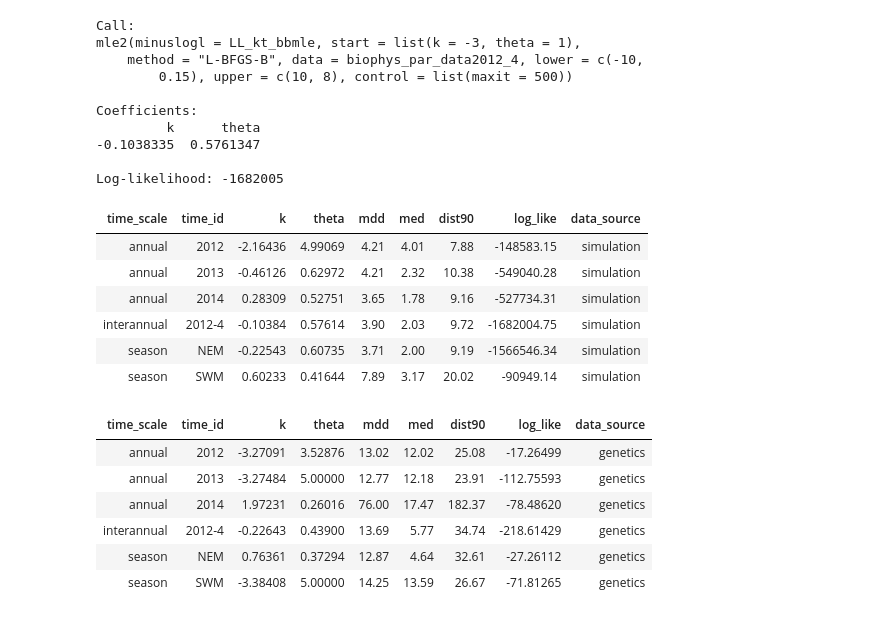
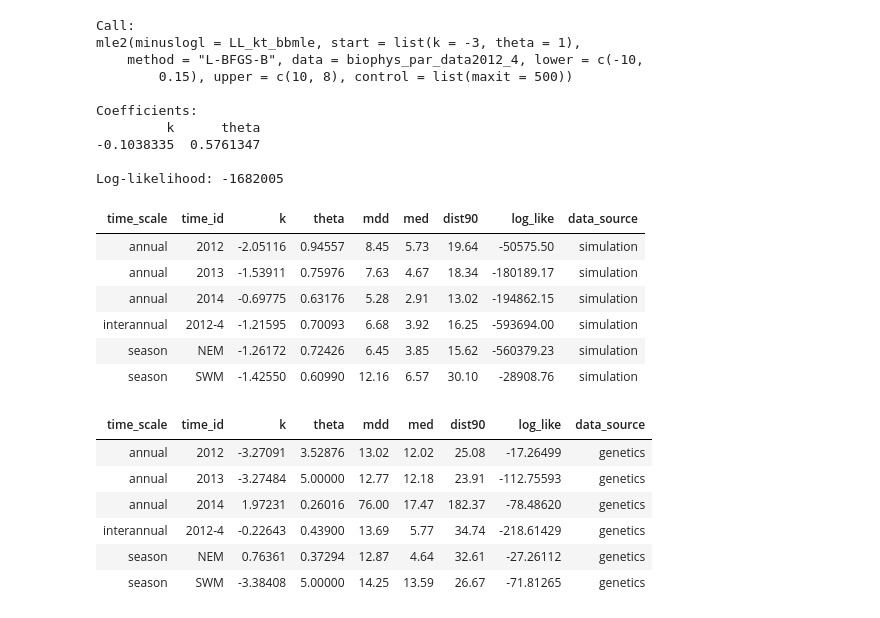
Before and after one commit to pinskylab/CamotesROMS, a Jupyter notebook: notebooks/fit_data.ipynb, the cells around one changed output. Saved outputs shown, nothing was run; the diff lists cells and outputs as text; code cells hidden in the pictures.

```diff
--- a/notebooks/fit_data.ipynb
+++ b/notebooks/fit_data.ipynb
@@ -101,21 +101,38 @@ KernelGenMat2014 <- as.matrix(fread(file="~/oceanography/script_output/SurveyDat
 KernelGenMatNEM <- as.matrix(fread(file="~/oceanography/script_output/SurveyData/20210701_KernelParentageMatrixNEM2012-14ForROMSComp.csv"))
 KernelGenMatSWM <- as.matrix(fread(file="~/oceanography/script_output/SurveyData/20210701_KernelParentageMatrixSWM2012-14ForROMSComp.csv"))
 
+##read in biophysical data for biophysical likelihood
+#FullBiophysMatNorm <- as.matrix(fread(file="~/oceanography/script_output/ROMSDataTables/20210701_BioPhysNormConnMatrix2012-14ForROMSComp.csv"))
+#AnnualBiophysMatNorm2012 <- as.matrix(fread(file="~/oceanography/script_output/ROMSDataTables/20210701_BioPhysNormConnMatrix2012ForROMSComp.csv"))
+#AnnualBiophysMatNorm2013 <- as.matrix(fread(file="~/oceanography/script_output/ROMSDataTables/20210701_BioPhysNormConnMatrix2013ForROMSComp.csv"))
+#AnnualBiophysMatNorm2014 <- as.matrix(fread(file="~/oceanography/script_output/ROMSDataTables/20210701_BioPhysNormConnMatrix2014ForROMSComp.csv"))
+#MonsoonBiophysMatNormNEM <- as.matrix(fread(file="~/oceanography/script_output/ROMSDataTables/20210701_BioPhysNormConnMatrixNEM2012-14ForROMSComp.csv"))
+#MonsoonBiophysMatNormSWM <-as.matrix(fread(file="~/oceanography/script_output/ROMSDataTables/20210701_BioPhysNormConnMatrixSWM2012-14ForROMSComp.csv"))
+#
+##read in biophysical data for KERNEL FITTING
+#FullBiophysMat <- as.matrix(fread(file="~/oceanography/script_output/ROMSDataTables/20210701_BioPhysParentageMatrix2012-14ForROMSComp.csv"))
+#AnnualBiophysMat2012 <- as.matrix(fread(file="~/oceanography/script_output/ROMSDataTables/20210701_BioPhysParentageMatrix2012ForROMSComp.csv"))
+#AnnualBiophysMat2013 <- as.matrix(fread(file="~/oceanography/script_output/ROMSDataTables/20210701_BioPhysParentageMatrix2013ForROMSComp.csv"))
+#AnnualBiophysMat2014 <- as.matrix(fread(file="~/oceanography/script_output/ROMSDataTables/20210701_BioPhysParentageMatrix2014ForROMSComp.csv"))
+#MonsoonBiophysMatNEM <- as.matrix(fread(file="~/oceanography/script_output/ROMSDataTables/20210701_BioPhysParentageMatrixNEM2012-14ForROMSComp.csv"))
+#MonsoonBiophysMatSWM <- as.matrix(fread(file="~/oceanography/script_output/ROMSDataTables/20210701_BioPhysParentageMatrixSWM2012-14ForROMSComp.csv"))
+
+#15 DAY PLD SIMULATIONS
 #read in biophysical data for biophysical likelihood
-FullBiophysMatNorm <- as.matrix(fread(file="~/oceanography/script_output/ROMSDataTables/20210701_BioPhysNormConnMatrix2012-14ForROMSComp.csv"))
-AnnualBiophysMatNorm2012 <- as.matrix(fread(file="~/oceanography/script_output/ROMSDataTables/20210701_BioPhysNormConnMatrix2012ForROMSComp.csv"))
-AnnualBiophysMatNorm2013 <- as.matrix(fread(file="~/oceanography/script_output/ROMSDataTables/20210701_BioPhysNormConnMatrix2013ForROMSComp.csv"))
-AnnualBiophysMatNorm2014 <- as.matrix(fread(file="~/oceanography/script_output/ROMSDataTables/20210701_BioPhysNormConnMatrix2014ForROMSComp.csv"))
-MonsoonBiophysMatNormNEM <- as.matrix(fread(file="~/oceanography/script_output/ROMSDataTables/20210701_BioPhysNormConnMatrixNEM2012-14ForROMSComp.csv"))
-MonsoonBiophysMatNormSWM <-as.matrix(fread(file="~/oceanography/script_output/ROMSDataTables/20210701_BioPhysNormConnMatrixSWM2012-14ForROMSComp.csv"))
+FullBiophysMatNorm <- as.matrix(fread(file="~/oceanography/script_output/ROMSDataTables/20210917_BioPhysNormConnMatrix2012-14ForROMSComp15DayPLD.csv"))
+AnnualBiophysMatNorm2012 <- as.matrix(fread(file="~/oceanography/script_output/ROMSDataTables/20210917_BioPhysNormConnMatrix2012ForROMSComp15DayPLD.csv"))
+AnnualBiophysMatNorm2013 <- as.matrix(fread(file="~/oceanography/script_output/ROMSDataTables/20210917_BioPhysNormConnMatrix2013ForROMSComp15DayPLD.csv"))
+AnnualBiophysMatNorm2014 <- as.matrix(fread(file="~/oceanography/script_output/ROMSDataTables/20210917_BioPhysNormConnMatrix2014ForROMSComp15DayPLD.csv"))
+MonsoonBiophysMatNormNEM <- as.matrix(fread(file="~/oceanography/script_output/ROMSDataTables/20210917_BioPhysNormConnMatrixNEM2012-14ForROMSComp15DayPLD.csv"))
+MonsoonBiophysMatNormSWM <-as.matrix(fread(file="~/oceanography/script_output/ROMSDataTables/20210917_BioPhysNormConnMatrixSWM2012-14ForROMSComp15DayPLD.csv"))
 
 #read in biophysical data for KERNEL FITTING
-FullBiophysMat <- as.matrix(fread(file="~/oceanography/script_output/ROMSDataTables/20210701_BioPhysParentageMatrix2012-14ForROMSComp.csv"))
-AnnualBiophysMat2012 <- as.matrix(fread(file="~/oceanography/script_output/ROMSDataTables/20210701_BioPhysParentageMatrix2012ForROMSComp.csv"))
-AnnualBiophysMat2013 <- as.matrix(fread(file="~/oceanography/script_output/ROMSDataTables/20210701_BioPhysParentageMatrix2013ForROMSComp.csv"))
-AnnualBiophysMat2014 <- as.matrix(fread(file="~/oceanography/script_output/ROMSDataTables/20210701_BioPhysParentageMatrix2014ForROMSComp.csv"))
-MonsoonBiophysMatNEM <- as.matrix(fread(file="~/oceanography/script_output/ROMSDataTables/20210701_BioPhysParentageMatrixNEM2012-14ForROMSComp.csv"))
-MonsoonBiophysMatSWM <- as.matrix(fread(file="~/oceanography/script_output/ROMSDataTables/20210701_BioPhysParentageMatrixSWM2012-14ForROMSComp.csv"))
+FullBiophysMat <- as.matrix(fread(file="~/oceanography/script_output/ROMSDataTables/20210917_BioPhysParentageMatrix2012-14ForROMSComp15DayPLD.csv"))
+AnnualBiophysMat2012 <- as.matrix(fread(file="~/oceanography/script_output/ROMSDataTables/20210917_BioPhysParentageMatrix2012ForROMSComp15DayPLD.csv"))
+AnnualBiophysMat2013 <- as.matrix(fread(file="~/oceanography/script_output/ROMSDataTables/20210917_BioPhysParentageMatrix2013ForROMSComp15DayPLD.csv"))
+AnnualBiophysMat2014 <- as.matrix(fread(file="~/oceanography/script_output/ROMSDataTables/20210917_BioPhysParentageMatrix2014ForROMSComp15DayPLD.csv"))
+MonsoonBiophysMatNEM <- as.matrix(fread(file="~/oceanography/script_output/ROMSDataTables/20210917_BioPhysParentageMatrixNEM2012-14ForROMSComp15DayPLD.csv"))
+MonsoonBiophysMatSWM <- as.matrix(fread(file="~/oceanography/script_output/ROMSDataTables/20210917_BioPhysParentageMatrixSWM2012-14ForROMSComp15DayPLD.csv"))
 # %% [output]
 [1] 0
 [1] 0
@@ -306,40 +315,40 @@ SimKernels$k[5] <-  BestKNEM
 SimKernels$theta[5] <- BestThetaNEM
 SimKernels$mdd[5] <- MDDNEM
 SimKernels$med[5] <- MedNEM
 SimKernels$dist90[5] <- Dist90_NEM
 SimKernels$log_like[5] <- logLik(SimNEMFit)[1]
 
 BestKSWM <- as.numeric(coef(SimSWMFit)[1])
 BestThetaSWM <- as.numeric(coef(SimSWMFit)[2])
 MDDSWM <- as.numeric(cubintegrate(integrate_kernel_sum1, lower = 0, upper = Inf, k=BestKSWM, theta=BestThetaSWM, , method = "pcubature")$integral)
 k_eval <- BestKSWM
 theta_eval <- BestThetaSWM
 MedSWM  <- round(nleqslv(x = 7, fn = cdf_solve)$x, 2)
 Dist90_SWM <- round(nleqslv(x = 7, fn = cdf_solve90)$x, 2)
 
 SimKernels$time_scale[6] <- "season"
 SimKernels$time_id[6] <- "SWM"
 SimKernels$k[6] <-  BestKSWM
 SimKernels$theta[6] <- BestThetaSWM
 SimKernels$mdd[6] <- MDDSWM
 SimKernels$med[6] <- MedSWM
 SimKernels$dist90[6] <- Dist90_SWM
 SimKernels$log_like[6] <- logLik(SimSWMFit)[1]
 
 SimKernels[, `:=`(k=round(k, 5), theta=round(theta, 5), mdd=round(mdd, 2), med=round(med, 2), dist90=round(dist90, 2), data_source="simulation"), by="time_id"]
 
-fwrite(SimKernels, file="~/oceanography/script_output/KernelFits/SimulationKernelFits.csv")
+fwrite(SimKernels, file="~/oceanography/script_output/KernelFits/SimulationKernelFits15DayPLD.csv")
 
 
 SimKernels
 # %% [output]
 | time_scale | time_id | k | theta | mdd | med | dist90 | log_like | data_source |
-| annual | 2012 | -2.16436 | 4.99069 | 4.21 | 4.01 | 7.88 | -148583.15 | simulation |
-| annual | 2013 | -0.46126 | 0.62972 | 4.21 | 2.32 | 10.38 | -549040.28 | simulation |
-| annual | 2014 | 0.28309 | 0.52751 | 3.65 | 1.78 | 9.16 | -527734.31 | simulation |
-| interannual | 2012-4 | -0.10384 | 0.57614 | 3.90 | 2.03 | 9.72 | -1682004.75 | simulation |
-| season | NEM | -0.22543 | 0.60735 | 3.71 | 2.00 | 9.19 | -1566546.34 | simulation |
-| season | SWM | 0.60233 | 0.41644 | 7.89 | 3.17 | 20.02 | -90949.14 | simulation |
+| annual | 2012 | -2.05116 | 0.94557 | 8.45 | 5.73 | 19.64 | -50575.50 | simulation |
+| annual | 2013 | -1.53911 | 0.75976 | 7.63 | 4.67 | 18.34 | -180189.17 | simulation |
+| annual | 2014 | -0.69775 | 0.63176 | 5.28 | 2.91 | 13.02 | -194862.15 | simulation |
+| interannual | 2012-4 | -1.21595 | 0.70093 | 6.68 | 3.92 | 16.25 | -593694.00 | simulation |
+| season | NEM | -1.26172 | 0.72426 | 6.45 | 3.85 | 15.62 | -560379.23 | simulation |
+| season | SWM | -1.42550 | 0.60990 | 12.16 | 6.57 | 30.10 | -28908.76 | simulation |
 # %%
 #genetic data with same reef metadata structure as model
 
```
Also changed, not shown: parts of 11 cells of this notebook, 11 other files.
